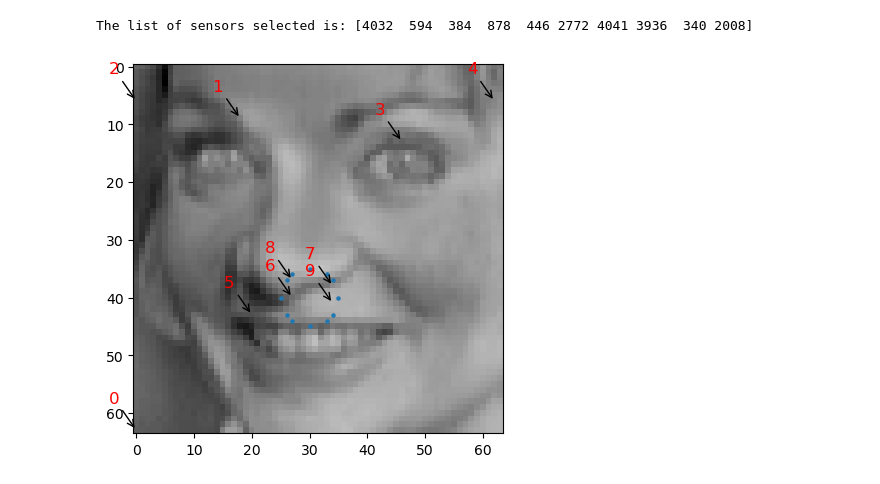
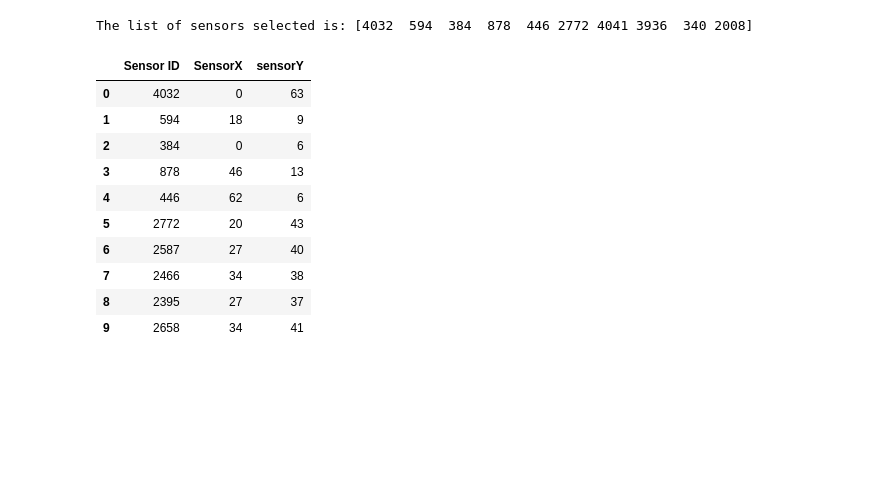
Before and after one commit to dynamicslab/pysensors, a Jupyter notebook: examples/functional_constraints_class.ipynb, the cells around one changed output. Saved outputs shown, nothing was run; the diff lists cells and outputs as text; code cells hidden in the pictures; blank space fills up the shorter version.

```diff
--- a/examples/functional_constraints_class.ipynb
+++ b/examples/functional_constraints_class.ipynb
@@ -233,13 +263,18 @@ yTopConstUser = np.floor(top_sensors_user/np.sqrt(n_features))
 print('The list of sensors selected is: {}'.format(top_sensors_exact))
 # %% [output]
 The list of sensors selected is: [4032  594  384  878  446 2772 4041 3936  340 2008]
-# %%
-## Verifying whther user-defined constraints work
-
-user_const_instance.plot_constraint_on_data(X_train, plot_type='image')
-for ind,i in enumerate(range(len(xTopConstUser))):
-    plt.annotate(f"{str(ind)}",(xTopConstUser[i],yTopConstUser[i]),xycoords='data',
-                 xytext=(-20,20), textcoords='offset points',color="r",fontsize=12,
-                 arrowprops=dict(arrowstyle="->", color='black'))
-# %% [output]
-[figure, removed]
+# %%
+data_sens_user = user_const_instance.sensors_dataframe(sensors = top_sensors_user, data = X_train)
+data_sens_user
+# %% [output]
+|  | Sensor ID | SensorX | sensorY |
+| 0 | 4032 | 0 | 63 |
+| 1 | 594 | 18 | 9 |
+| 2 | 384 | 0 | 6 |
+| 3 | 878 | 46 | 13 |
+| 4 | 446 | 62 | 6 |
+| 5 | 2772 | 20 | 43 |
+| 6 | 2587 | 27 | 40 |
+| 7 | 2466 | 34 | 38 |
+| 8 | 2395 | 27 | 37 |
+| 9 | 2658 | 34 | 41 |
```
Also changed, not shown: parts of 13 cells of this notebook, 1 other file.
